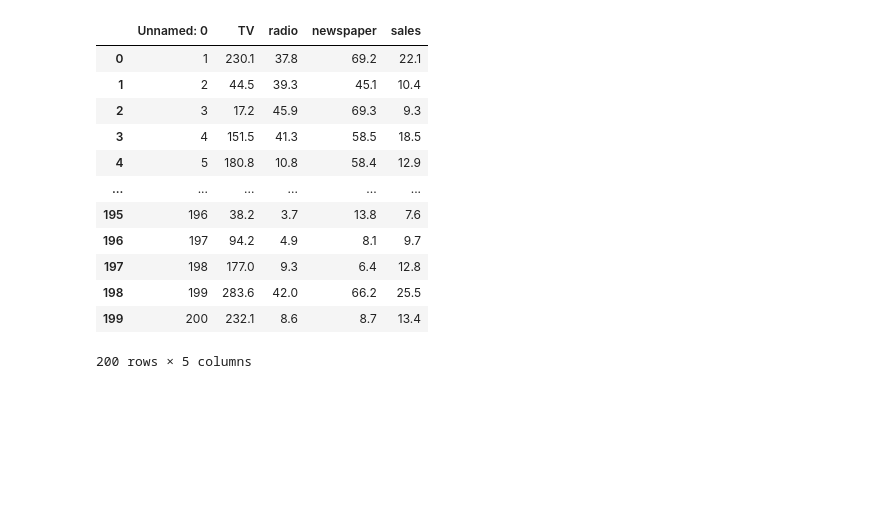
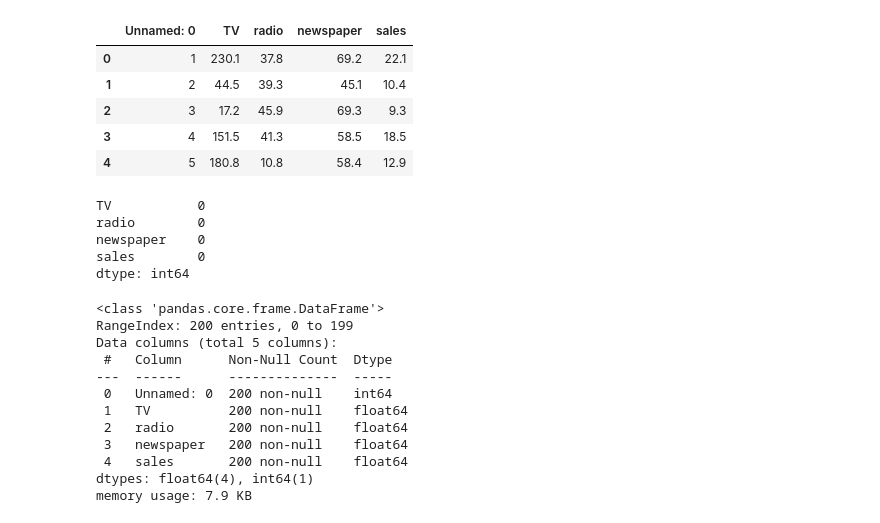
Before and after one commit to Imani-hub-pixel/AI-and-ML-Bootcamp, a Jupyter notebook: Linear Regression/Advertising dataset/Advertising.ipynb, the cells around one changed output. Drawn from its saved outputs; the diff is of its cells as text; code cells hidden in the pictures; blank space fills up the shorter version.

```diff
--- a/Linear Regression/Advertising dataset/Advertising.ipynb
+++ b/Linear Regression/Advertising dataset/Advertising.ipynb
@@ -1,18 +5,33 @@
 # %%
-import pandas as pd
-df = pd.read_csv("Advertising_2.csv")
-df
+df=pd.read_csv("Advertising_2.csv")
+df.head()
 # %% [output]
 |  | Unnamed: 0 | TV | radio | newspaper | sales |
 | 0 | 1 | 230.1 | 37.8 | 69.2 | 22.1 |
 | 1 | 2 | 44.5 | 39.3 | 45.1 | 10.4 |
 | 2 | 3 | 17.2 | 45.9 | 69.3 | 9.3 |
 | 3 | 4 | 151.5 | 41.3 | 58.5 | 18.5 |
 | 4 | 5 | 180.8 | 10.8 | 58.4 | 12.9 |
-| ... | ... | ... | ... | ... | ... |
-| 195 | 196 | 38.2 | 3.7 | 13.8 | 7.6 |
-| 196 | 197 | 94.2 | 4.9 | 8.1 | 9.7 |
-| 197 | 198 | 177.0 | 9.3 | 6.4 | 12.8 |
-| 198 | 199 | 283.6 | 42.0 | 66.2 | 25.5 |
-| 199 | 200 | 232.1 | 8.6 | 8.7 | 13.4 |
-200 rows × 5 columns
+# %%
+print(df.isnull().sum())
+# %% [output]
+TV           0
+radio        0
+newspaper    0
+sales        0
+dtype: int64
+# %%
+df.info()
+# %% [output]
+<class 'pandas.core.frame.DataFrame'>
+RangeIndex: 200 entries, 0 to 199
+Data columns (total 5 columns):
+ #   Column      Non-Null Count  Dtype
+---  ------      --------------  -----
+ 0   Unnamed: 0  200 non-null    int64
+ 1   TV          200 non-null    float64
+ 2   radio       200 non-null    float64
+ 3   newspaper   200 non-null    float64
+ 4   sales       200 non-null    float64
+dtypes: float64(4), int64(1)
+memory usage: 7.9 KB
```
Also changed, not shown: parts of 20 cells of this notebook, 1 other file.
